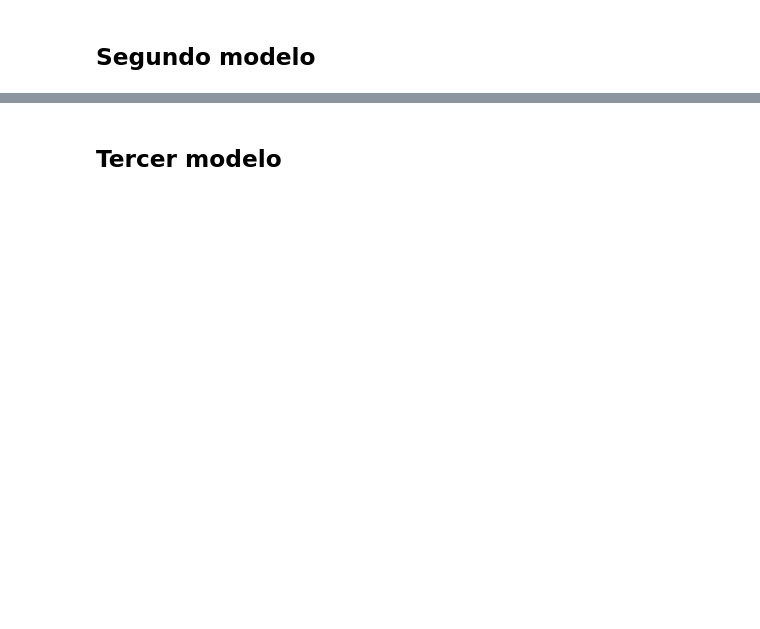
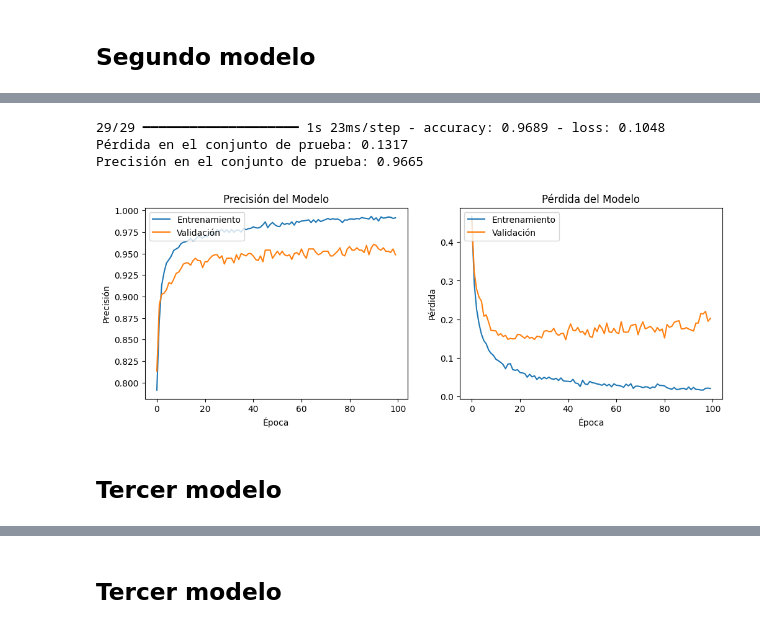
Before and after one commit to jorgealbalat6/TFG-Clasificacion-Segmentacion, a Jupyter notebook: modelo_clasificacion1.ipynb, the cells around one changed output, grey strips where cells are left out. Saved outputs shown, nothing was run; the diff lists cells and outputs as text; code cells hidden in the pictures; blank space fills up the shorter version.

```diff
--- a/modelo_clasificacion1.ipynb
+++ b/modelo_clasificacion1.ipynb
@@ -243,2 +225,21 @@ plt.show()
 # %% [markdown]
 ## Segundo modelo
+# %%
+# Construyo el modelo simple
+model = Sequential([
+    Conv2D(8, (3, 3), activation='relu', input_shape=(256, 256, 3)),
+    MaxPooling2D((2, 2)),
+    Dropout(0.75),
+    Conv2D(16, (3, 3), activation='relu'),
+    MaxPooling2D((2, 2)),
+    Dropout(0.75),
+    Flatten(),
+    Dense(8, activation='relu'),
+    Dense(1, activation='sigmoid') # Capa de salida para clasificación binaria
+])
+
+model.compile(optimizer=Adam(learning_rate=0.001),
+              loss='binary_crossentropy',
+              metrics=['accuracy'])
+
+model.summary()
@@ -245,3 +268,41 @@ plt.show()
+# %%
+# Entreno el modelo
+history = model.fit(X_train_ct, y_train_ct, epochs=100, batch_size=64, validation_split=0.2)
+# %%
+# Evaluo el modelo en el conjunto de prueba
+loss, accuracy = model.evaluate(X_test_ct, y_test_ct)
+
+print(f"Pérdida en el conjunto de prueba: {loss:.4f}")
+print(f"Precisión en el conjunto de prueba: {accuracy:.4f}")
+# %% [output]
+29/29 ━━━━━━━━━━━━━━━━━━━━ 1s 23ms/step - accuracy: 0.9689 - loss: 0.1048
+Pérdida en el conjunto de prueba: 0.1317
+Precisión en el conjunto de prueba: 0.9665
+# %%
+# Grafico de precisión en entrenamiento y validación
+plt.figure(figsize=(12, 4))
+plt.subplot(1, 2, 1)
+plt.plot(history.history['accuracy'])
+plt.plot(history.history['val_accuracy'])
+plt.title('Precisión del Modelo')
+plt.ylabel('Precisión')
+plt.xlabel('Época')
+plt.legend(['Entrenamiento', 'Validación'], loc='upper left')
+
+# Grafico de loss en entrenamiento y validación
+plt.subplot(1, 2, 2)
+plt.plot(history.history['loss'])
+plt.plot(history.history['val_loss'])
+plt.title('Pérdida del Modelo')
+plt.ylabel('Pérdida')
+plt.xlabel('Época')
+plt.legend(['Entrenamiento', 'Validación'], loc='upper left')
+
+plt.show()
+# %% [output]
+[figure, added]
+# %% [markdown]
+## Tercer modelo
 # %%
 # Construyo el modelo simple
 model = Sequential([
```
Also changed, not shown: parts of 28 cells of this notebook.
